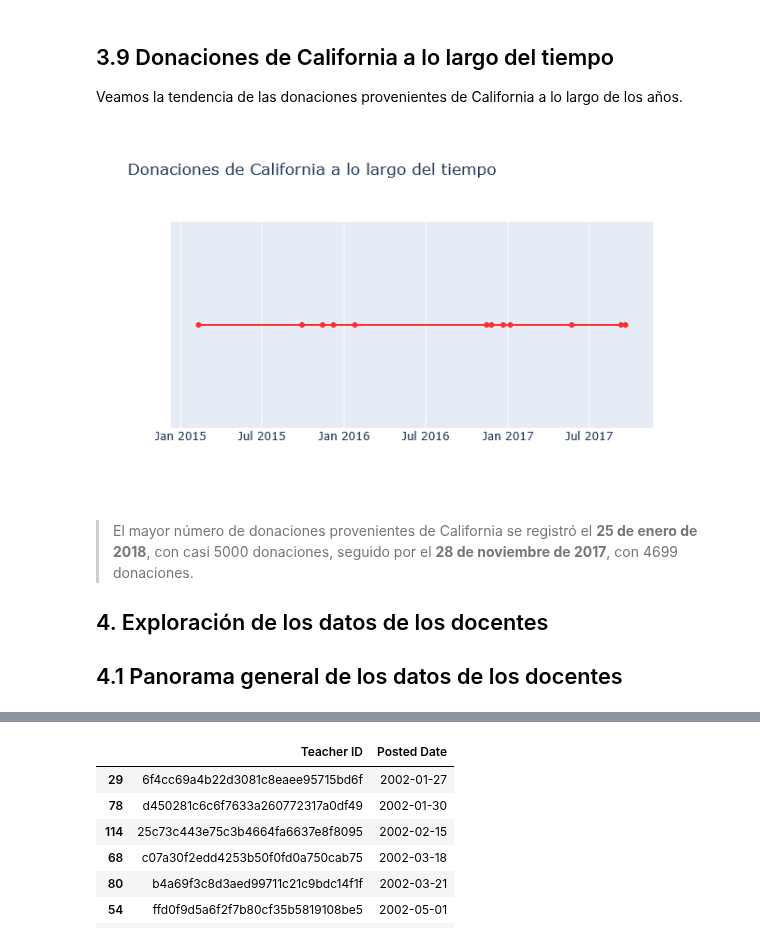
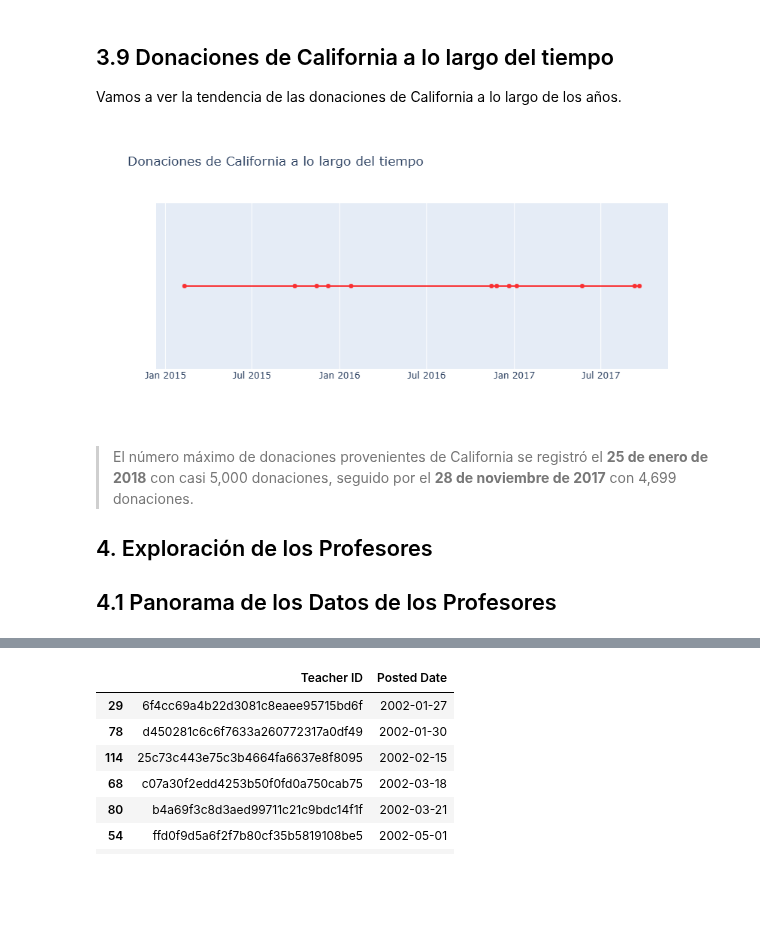
Before and after one commit to islas-diego23/ADND_Prueba_Practica05, a Jupyter notebook: Practica05/Practica05_230550.ipynb, the cells around one changed output, grey strips where cells are left out. Cells and saved outputs as stored; diff of their text form; code cells hidden in the pictures; blank space fills up the shorter version.

```diff
--- a/Practica05/Practica05_230550.ipynb
+++ b/Practica05/Practica05_230550.ipynb
@@ -1843,38 +2125,65 @@ map4
 # %% [output]
 [interactive output not drawn]
 # %% [markdown]
-## <a id="3.9"> 3.9 Donaciones de California a lo largo del tiempo</a>
+## <a id="3.9">3.9 Donaciones de California a lo largo del tiempo</a>
 
-Veamos la tendencia de las donaciones provenientes de California a lo largo de los años.
+Vamos a ver la tendencia de las donaciones de California a lo largo de los años.
 # %%
-combined_df['Fecha de Donación'] = combined_df['Donation Received Date'].apply(lambda x : str(x).split()[0])
+# Donaciones de California a lo largo del tiempo
+
+combined_df['Donation Date'] = combined_df['Donation Received Date'].apply(
+    lambda x: str(x).split()[0]
+)
+
 cali = combined_df[combined_df['Donor State'] == 'California']
-cali = cali.groupby('Fecha de Donación').agg({'Donation Amount' : 'count'}).reset_index()
+
+cali = cali.groupby('Donation Date').agg({
+    'Donation Amount': 'count'
+}).reset_index()
+
 cali1 = pd.DataFrame()
-cali1['Fecha'] = pd.to_datetime(cali['Fecha de Donación'])
+cali1['Date'] = pd.to_datetime(cali['Donation Date'])
 cali1['Donation Amount'] = cali['Donation Amount']
 
 
-trace1 = go.Scatter(x=cali1['Fecha'], y=cali1['Donation Amount'], name = "California", line = dict(color = 'red'), opacity = 0.8)
+trace1 = go.Scatter(
+    x=cali1['Date'],
+    y=cali1['Donation Amount'],
+    name="California",
+    line=dict(color='red'),
+    opacity=0.8
+)
 
 data = [trace1]
-layout = dict(title="Donaciones de California a lo largo del tiempo", height=400, showlegend=False, yaxis=dict(
+
+layout = dict(
+    title="Donaciones de California a lo largo del tiempo",
+    height=400,
+    showlegend=False,
+    yaxis=dict(
         autorange=True,
         showgrid=False,
         zeroline=False,
         showline=False,
         ticks='',
         showticklabels=False
-    ))
-fig = dict(data=data, layout=layout)
+    )
+)
+
+fig = dict(
+    data=data,
+    layout=layout
+)
+
 iplot(fig)
 # %% [output]
-[figure, old version]
+[figure, new version]
 # %% [markdown]
-> El mayor número de donaciones provenientes de California se registró el **25 de enero de 2018**, con casi 5000 donaciones, seguido por el **28 de noviembre de 2017**, con 4699 donaciones.
+> El número máximo de donaciones provenientes de California se registró el **25 de enero de 2018** con casi 5,000 donaciones, seguido por el **28 de noviembre de 2017** con 4,699 donaciones.
 
-## <a id="4"> 4. Exploración de los datos de los docentes </a>
-## <a id="4.1"> 4.1 Panorama general de los datos de los docentes </a>
+## <a id="4">4. Exploración de los Profesores</a>
+
+## <a id="4.1">4.1 Panorama de los Datos de los Profesores</a>
 # %%
 teachers_df.head(3)
 # len(teachers_df)
```
Also changed, not shown: parts of 152 cells of this notebook.
